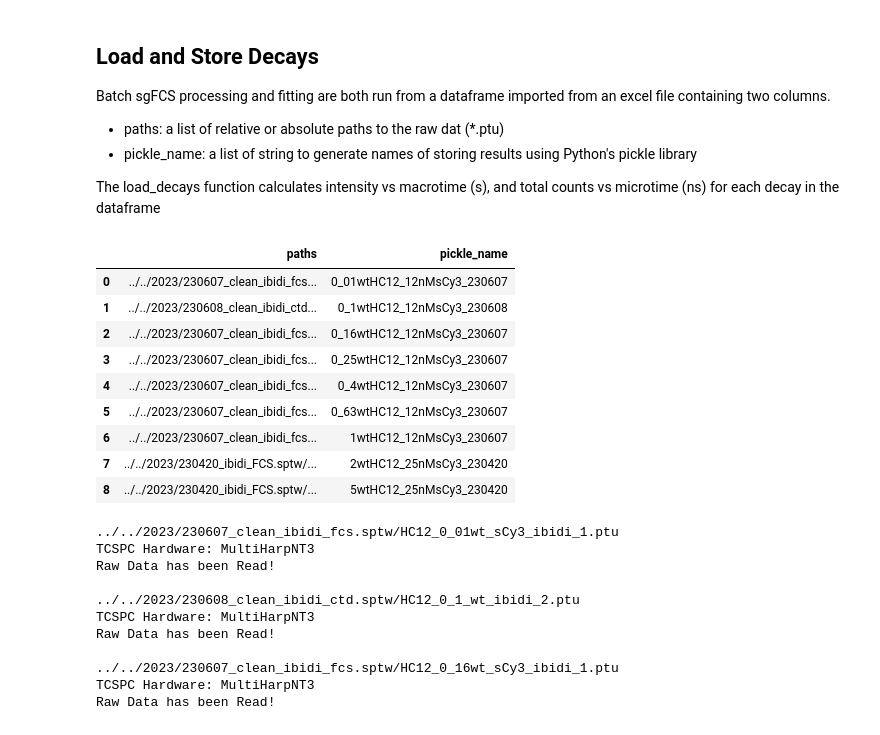
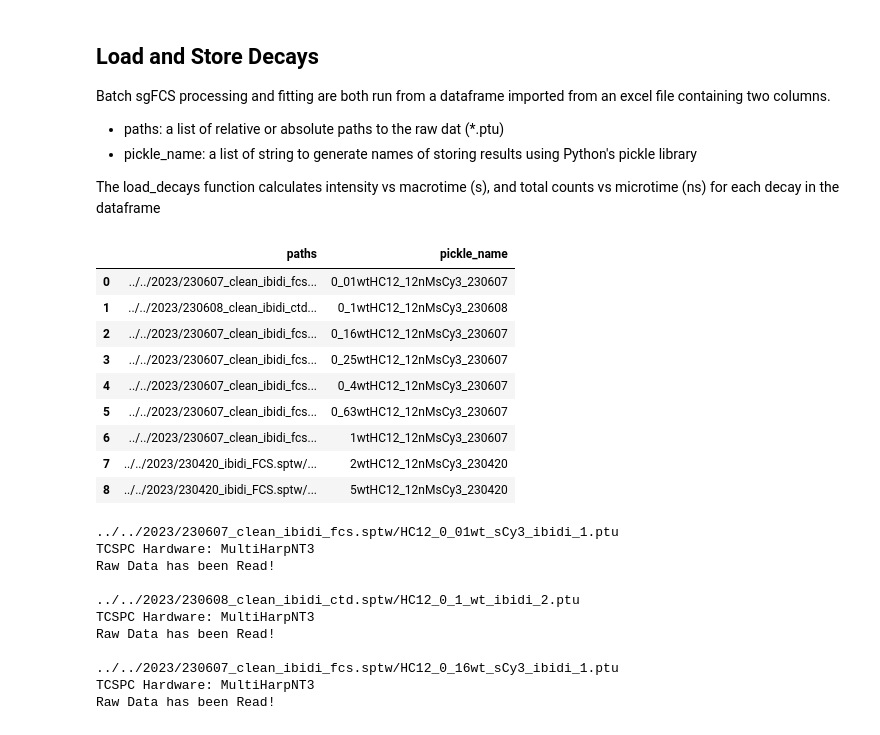
Before and after one commit to t-j-murdoch/sgFCS_PTU, a Jupyter notebook: Supp Info FCS.ipynb, the cells around one changed output. Cells and saved outputs as stored; diff of their text form; code cells hidden in the pictures.

```diff
--- a/Supp Info FCS.ipynb
+++ b/Supp Info FCS.ipynb
@@ -48,20 +42,20 @@ Batch sgFCS processing and fitting are both run from a dataframe imported from a
 The load_decays function calculates intensity vs macrotime (s), and total counts vs microtime (ns) for each decay in the dataframe
 # %%
 #Load a list of files
-file = 'filenames_ibidi_Conc_full.xlsx'
+file = 'filenames_Conc_full.xlsx'
 df = pd.read_excel(file)
 df
 # %% [output]
 |  | paths | pickle_name |
 | 0 | ../../2023/230607_clean_ibidi_fcs... | 0_01wtHC12_12nMsCy3_230607 |
 | 1 | ../../2023/230608_clean_ibidi_ctd... | 0_1wtHC12_12nMsCy3_230608 |
 | 2 | ../../2023/230607_clean_ibidi_fcs... | 0_16wtHC12_12nMsCy3_230607 |
 | 3 | ../../2023/230607_clean_ibidi_fcs... | 0_25wtHC12_12nMsCy3_230607 |
 | 4 | ../../2023/230607_clean_ibidi_fcs... | 0_4wtHC12_12nMsCy3_230607 |
 | 5 | ../../2023/230607_clean_ibidi_fcs... | 0_63wtHC12_12nMsCy3_230607 |
 | 6 | ../../2023/230607_clean_ibidi_fcs... | 1wtHC12_12nMsCy3_230607 |
-| 7 | ../../2023/230420_ibidi_FCS.sptw/... | 2wtHC12_25nMsCy3_230420 |
-| 8 | ../../2023/230420_ibidi_FCS.sptw/... | 5wtHC12_25nMsCy3_230420 |
+| 7 | ../../2023/230420_ibidi_FCS.sptw/... | 2wtHC12_12nMsCy3_230420 |
+| 8 | ../../2023/230420_ibidi_FCS.sptw/... | 5wtHC12_12nMsCy3_230420 |
 # %%
 #import data and create arrays containing the intensity (cps), macro_time (s), lifetime decays (cts), and decay microtime (ns)
 int_cps, int_times, decays, decay_times = load_decays(df)
```
Also changed, not shown: parts of 23 cells of this notebook, 5 other files.
